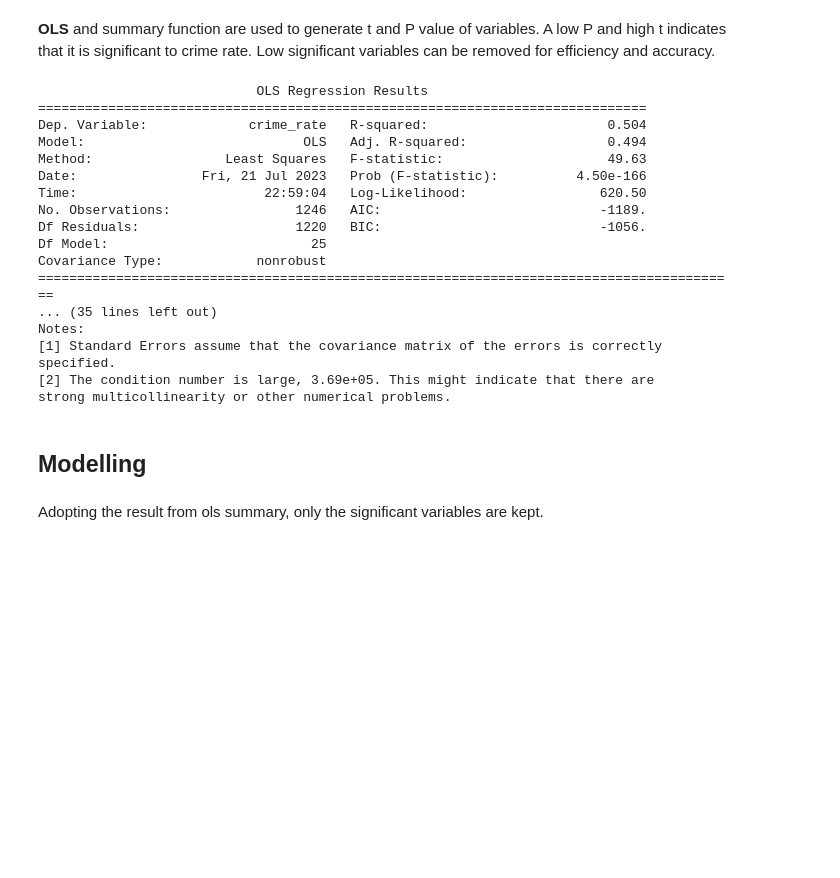
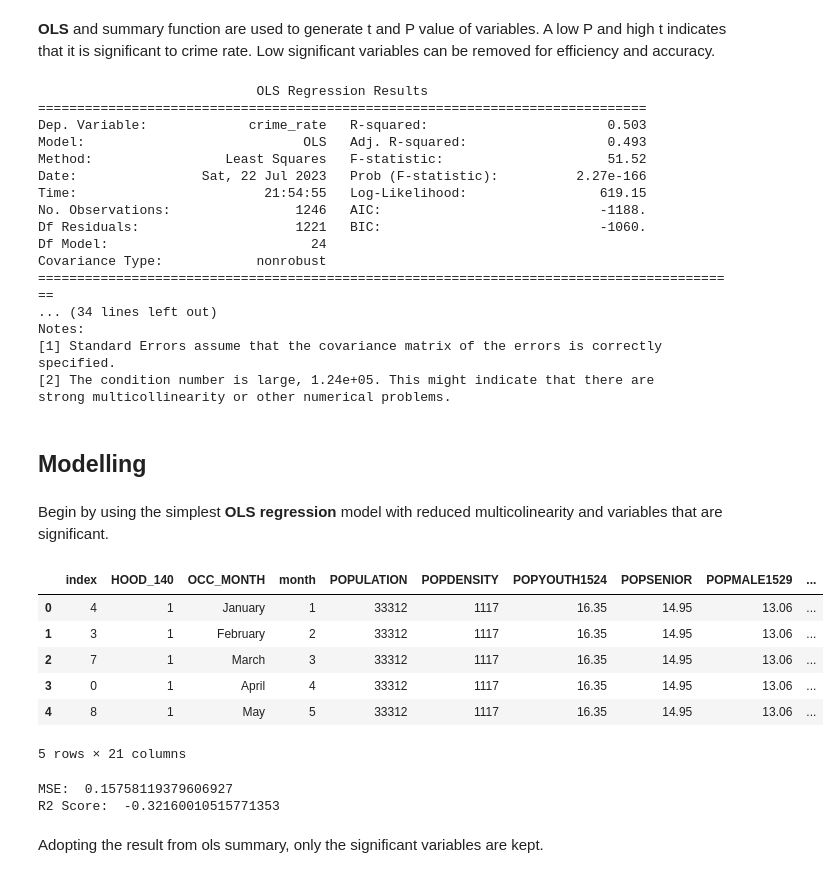
Before and after one commit to zyuxing0717/Toronto-firearm-discharge-analysis, a Jupyter notebook: olc_try.ipynb, the cells around one changed output. Cells and saved outputs as stored; diff of their text form; code cells hidden in the pictures; blank space fills up the shorter version.

```diff
--- a/olc_try.ipynb
+++ b/olc_try.ipynb
@@ -193,25 +193,46 @@ df_hoods['hood_crime_rate'] = df_hoods['HOOD_140'].map(hood_crime_rate)
 # %% [markdown]
 **OLS** and summary function are used to generate t and P value of variables. A low P and high t indicates that it is significant to crime rate. Low significant variables can be removed for efficiency and accuracy.
 # %%
-results = ols("crime_rate ~ OCC_MONTH + POPULATION + POPDENSITY +POPYOUTH1524 +POPSENIOR +POPMALE1529 +HIGHRISE+SOCIOLONELY+ LOW_INCOME+ UNAFFORDABLE_HOUSE + INADEQUATE_HOUSE + UNSUITABLE_HOUSE + DROPOUT + UNEMPLOYMENT + MALE_UNEMPLOYMENT", data=grouped_df).fit()
+results = ols("crime_rate ~ OCC_MONTH +  POPDENSITY +POPYOUTH1524 +POPSENIOR +POPMALE1529 +HIGHRISE+SOCIOLONELY+ LOW_INCOME+ UNAFFORDABLE_HOUSE + INADEQUATE_HOUSE + UNSUITABLE_HOUSE + DROPOUT + UNEMPLOYMENT + MALE_UNEMPLOYMENT", data=grouped_df).fit()
 print(results.summary())
 # %% [output]
                             OLS Regression Results
 ==============================================================================
-Dep. Variable:             crime_rate   R-squared:                       0.504
-Model:                            OLS   Adj. R-squared:                  0.494
-Method:                 Least Squares   F-statistic:                     49.63
-Date:                Fri, 21 Jul 2023   Prob (F-statistic):          4.50e-166
-Time:                        22:59:04   Log-Likelihood:                 620.50
-No. Observations:                1246   AIC:                            -1189.
-Df Residuals:                    1220   BIC:                            -1056.
-Df Model:                          25
+Dep. Variable:             crime_rate   R-squared:                       0.503
+Model:                            OLS   Adj. R-squared:                  0.493
+Method:                 Least Squares   F-statistic:                     51.52
+Date:                Sat, 22 Jul 2023   Prob (F-statistic):          2.27e-166
+Time:                        21:54:55   Log-Likelihood:                 619.15
+No. Observations:                1246   AIC:                            -1188.
+Df Residuals:                    1221   BIC:                            -1060.
+Df Model:                          24
 Covariance Type:            nonrobust
 ==========================================================================================
-... (35 lines left out)
+... (34 lines left out)
 Notes:
 [1] Standard Errors assume that the covariance matrix of the errors is correctly specified.
-[2] The condition number is large, 3.69e+05. This might indicate that there are
+[2] The condition number is large, 1.24e+05. This might indicate that there are
 strong multicollinearity or other numerical problems.
 # %% [markdown]
 ## Modelling
+# %% [markdown]
+Begin by using the simplest **OLS regression** model with reduced multicolinearity and variables that are significant.
+# %%
+# Modify the original dataset for modelling with fewer but more interpretable variables
+df_ols = grouped_df
+lamb = lambda x : 1 if (grouped_df['month'] == 7 or grouped_df['month'] == 8 or grouped_df['month'] == 9) else 0
+def peak(x):
+    if x == 7 or x == 8 or x == 9:
+        return 1
+    else: return 0
+# %%
+df_ols['PEAK_GUNSEASON'] = df_ols['month'].apply(peak)
+df_ols.head()
+# %% [output]
+|  | index | HOOD_140 | OCC_MONTH | month | POPULATION | POPDENSITY | POPYOUTH1524 | POPSENIOR | POPMALE1529 | ... |
+| 0 | 4 | 1 | January | 1 | 33312 | 1117 | 16.35 | 14.95 | 13.06 | ... |
+| 1 | 3 | 1 | February | 2 | 33312 | 1117 | 16.35 | 14.95 | 13.06 | ... |
+| 2 | 7 | 1 | March | 3 | 33312 | 1117 | 16.35 | 14.95 | 13.06 | ... |
+| 3 | 0 | 1 | April | 4 | 33312 | 1117 | 16.35 | 14.95 | 13.06 | ... |
+| 4 | 8 | 1 | May | 5 | 33312 | 1117 | 16.35 | 14.95 | 13.06 | ... |
+5 rows × 21 columns
@@ -218,3 +241,10 @@ strong multicollinearity or other numerical problems.
+# %%
+pred_vals = results.predict(df_ols[['PEAK_GUNSEASON', 'POPDENSITY', 'POPMALE1529', 'LOW_INCOME', 'UNAFFORDABLE_HOUSE', 'DROPOUT']])
+print('MSE: ', np.sqrt(mean_squared_error(pred_vals, df_ols['crime_rate'])))
+print('R2 Score: ', r2_score(pred_vals,  df_ols['crime_rate']))
+# %% [output]
+MSE:  0.15758119379606927
+R2 Score:  -0.32160010515771353
 # %% [markdown]
 Adopting the result from ols summary, only the significant variables are kept.
 # %%
```
Also changed, not shown: parts of 10 cells of this notebook.
